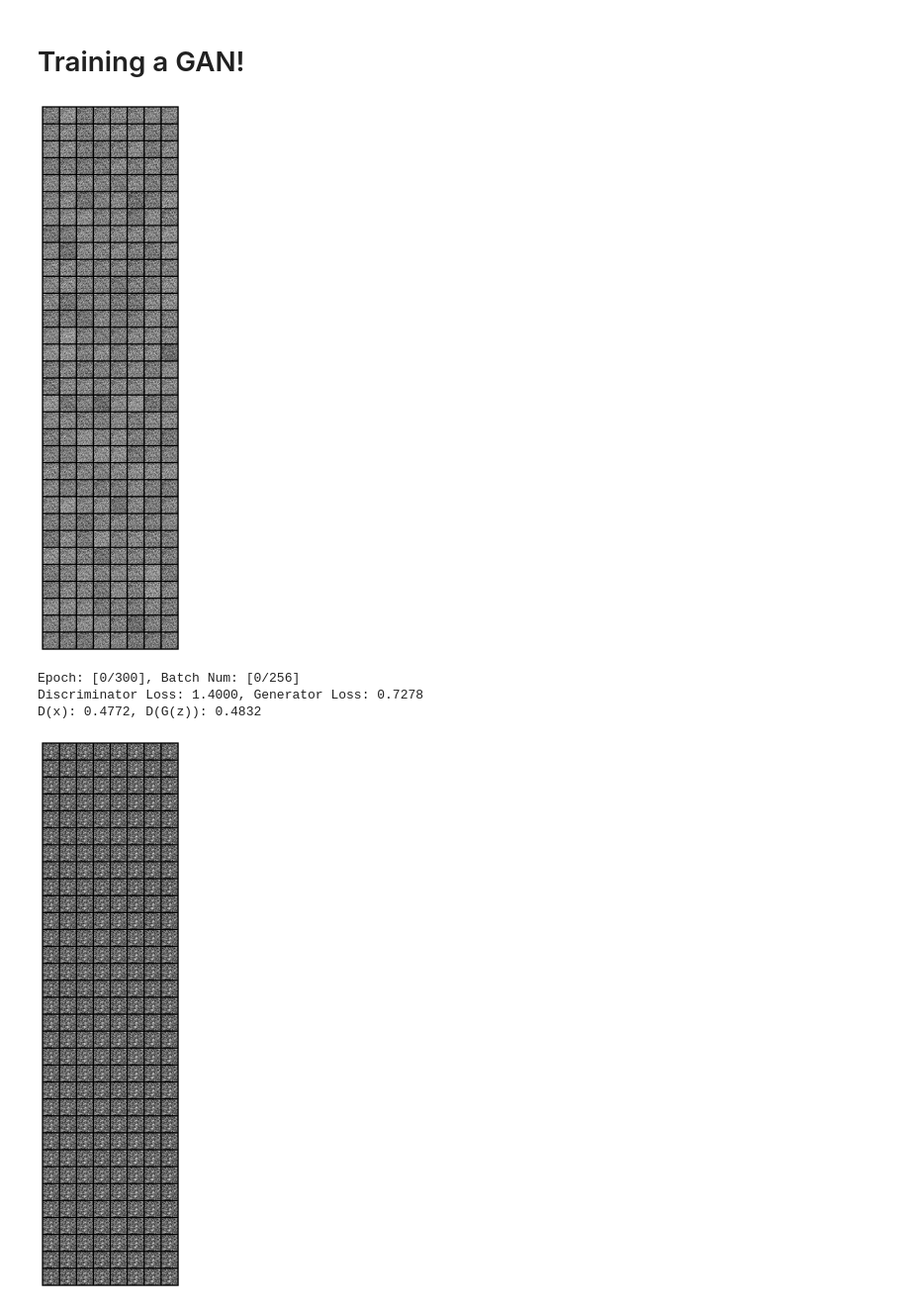
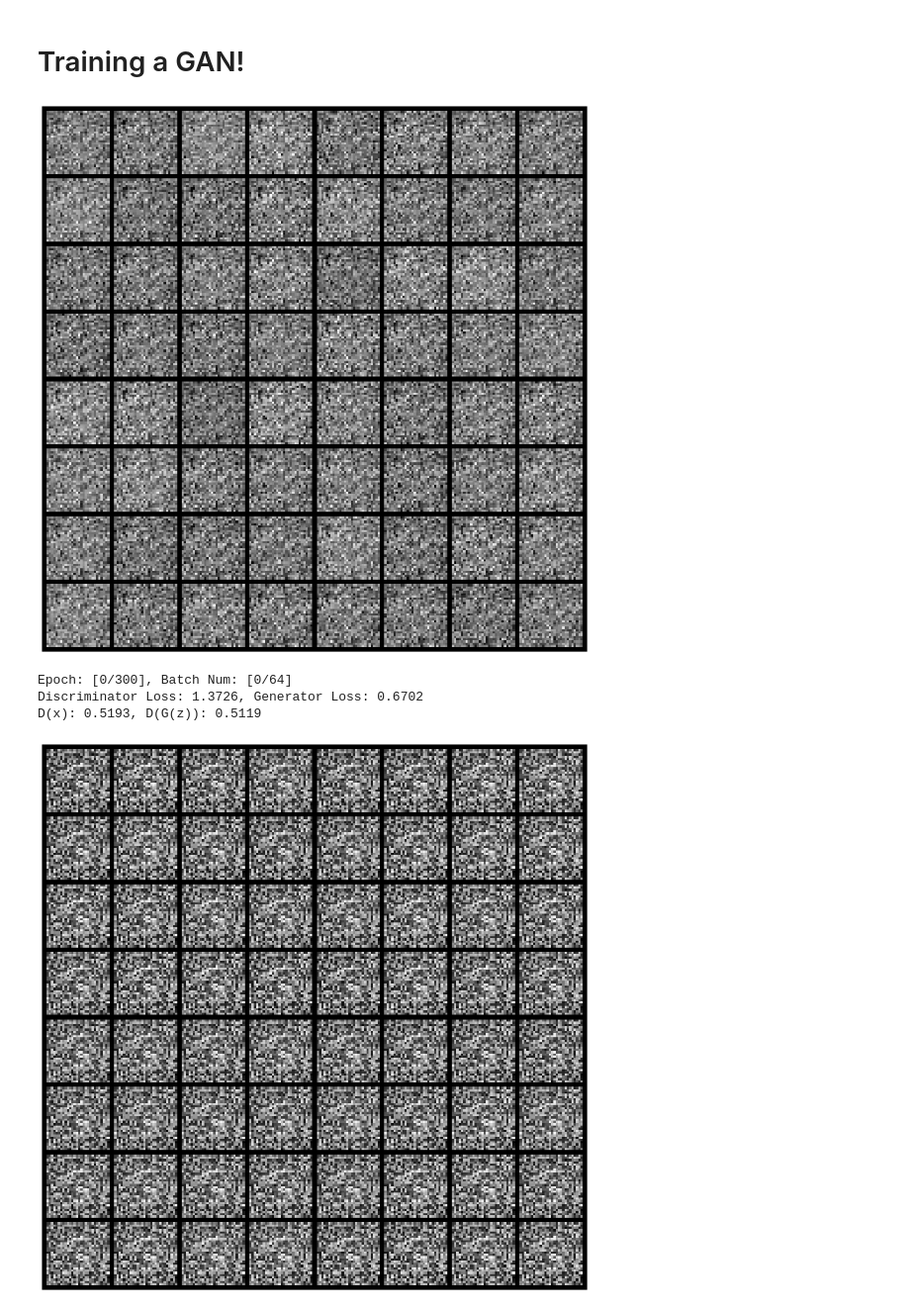
Before and after one commit to Victorious3/vanila-gan, a Jupyter notebook: Generative_Adversarial_Networks_PyTorch.ipynb, the cells around one changed output. Shown at 99% size. Drawn from its saved outputs; the diff is of its cells as text; code cells hidden in the pictures.

```diff
--- a/Generative_Adversarial_Networks_PyTorch.ipynb
+++ b/Generative_Adversarial_Networks_PyTorch.ipynb
@@ -41,7 +41,7 @@ MNIST_data = torchvision.datasets.MNIST(
 )
 
 MNIST_loader = torch.utils.data.DataLoader(
-    MNIST_data, batch_size=128, shuffle=True
+    MNIST_data, batch_size=64, shuffle=True
 )
 
 # checking if loaded data is transformed to a tensor with values from -1 to 1
@@ -140,7 +134,7 @@ class GeneratorNet(torch.nn.Module):
 
     def __init__(self):
         super(GeneratorNet, self).__init__()
-        in_feat = 256
+        in_feat = 64
         out_feat = 784
 
         self.hidden0 = nn.Sequential(
@@ -242,43 +236,43 @@ def train_generator(optimizer, fake_data):
     return error
 # %%
 logger = Logger(model_name='VGAN', data_name='MNIST')
-num_batches = 256
+num_batches = 64
 num_test_samples = 16
 
 def vectors_to_images(vectors):
     return vectors.view(vectors.size(0), 1, 28, 28)
 
 for epoch in range(num_epochs):
     for n_batch, (real_batch,_) in enumerate(MNIST_loader):
 
         # Train Discriminator
         real_data = Variable(real_batch.view(real_batch.size(0), 784))
-        # if torch.cuda.is_available(): real_data = real_data.cuda()
+        if torch.cuda.is_available(): real_data = real_data.cuda()
         # Generate fake data
         fake_data = generator(sample_noise( real_data.size(0), num_batches)).detach()
         # Train D
         d_error, d_pred_real, d_pred_fake = train_discriminator(d_optimizer, real_data, fake_data)
 
         # Train Generator
         # Generate fake data
         fake_data = generator(sample_noise(real_batch.size(0), num_batches))
         # Train G
         g_error = train_generator(g_optimizer, fake_data)
         # Log error
         logger.log(d_error, g_error, epoch, n_batch, num_batches)
 
         if (n_batch) % 100 == 0:
-            test_images = vectors_to_images(generator(sample_noise(num_batches, 256)))
+            test_images = vectors_to_images(generator(sample_noise(num_batches, 64)))
             test_images = test_images.data
             logger.log_images(test_images, num_test_samples,epoch, n_batch, num_batches);
             # Display status Logs
             logger.display_status(epoch, num_epochs, n_batch, num_batches,d_error, g_error, d_pred_real, d_pred_fake)
 
         # Model Checkpoints
         logger.save_models(generator, discriminator, epoch)
 # %% [output]
-[figure, old version]
+[figure, new version]
-Epoch: [0/300], Batch Num: [0/256]
-Discriminator Loss: 1.4000, Generator Loss: 0.7278
-D(x): 0.4772, D(G(z)): 0.4832
+Epoch: [0/300], Batch Num: [0/64]
+Discriminator Loss: 1.3726, Generator Loss: 0.6702
+D(x): 0.5193, D(G(z)): 0.5119
-[figure, old version]
+[figure, new version]
```
Also changed, not shown: parts of 2 cells of this notebook.
